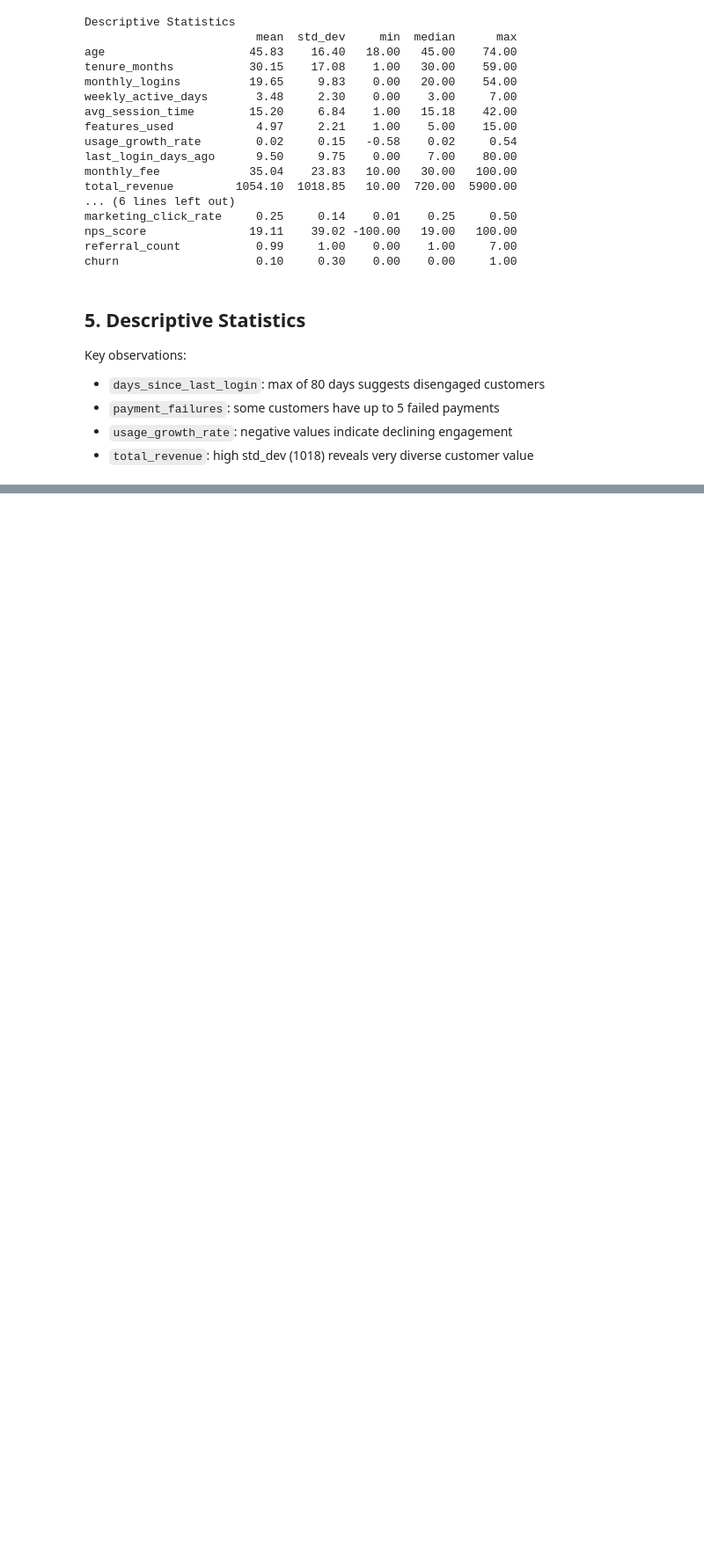
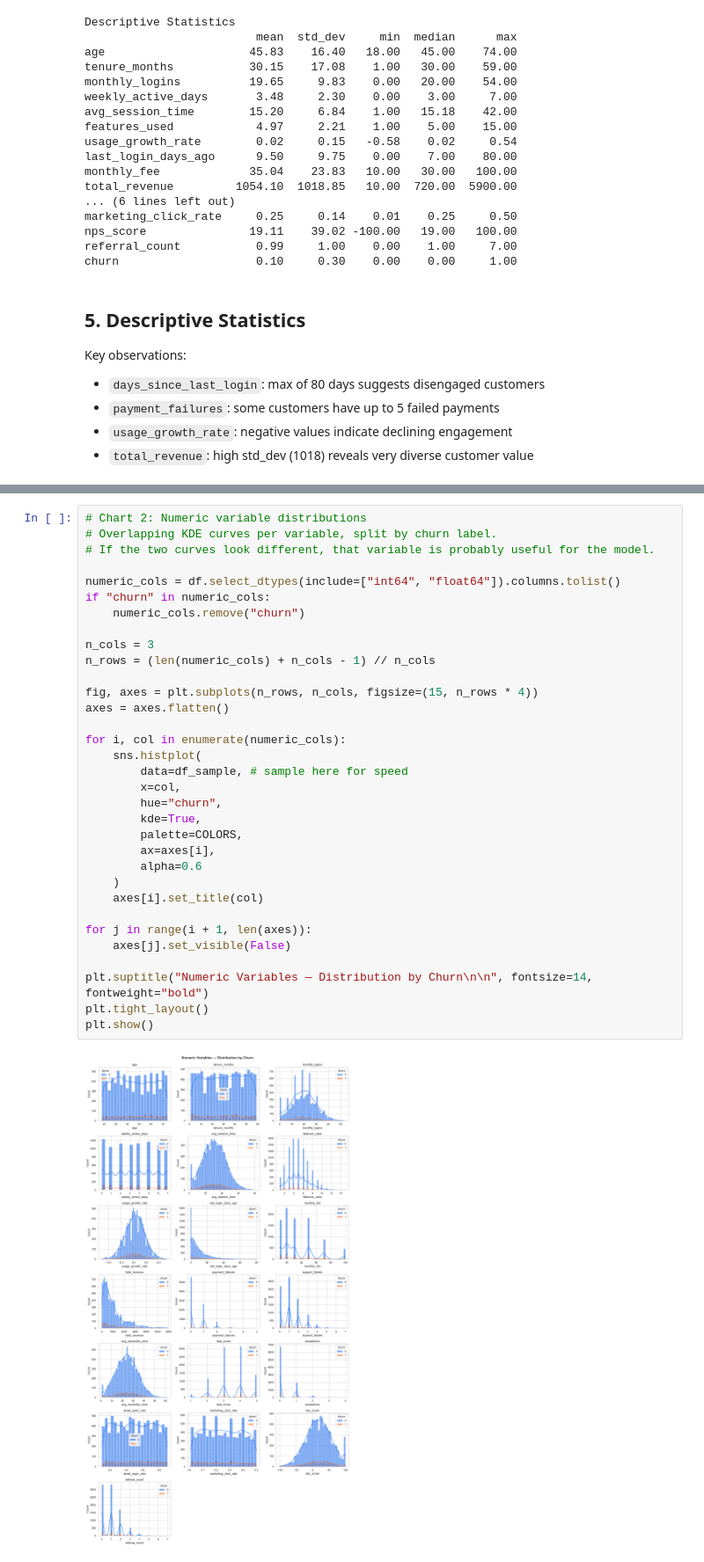
Before and after one commit to SantiLopBla/churn-prediction, a Jupyter notebook: notebooks/01_EDA.ipynb, the cells around one changed output, grey strips where cells are left out. Shown at 88% size. Cells and saved outputs as stored; diff of their text form; blank space fills up the shorter version.

```diff
--- a/notebooks/01_EDA.ipynb
+++ b/notebooks/01_EDA.ipynb
@@ -195,0 +240,35 @@ Key observations:
+# %%
+# Chart 2: Numeric variable distributions
+# Overlapping KDE curves per variable, split by churn label.
+# If the two curves look different, that variable is probably useful for the model.
+
+numeric_cols = df.select_dtypes(include=["int64", "float64"]).columns.tolist()
+if "churn" in numeric_cols:
+    numeric_cols.remove("churn")
+
+n_cols = 3
+n_rows = (len(numeric_cols) + n_cols - 1) // n_cols
+
+fig, axes = plt.subplots(n_rows, n_cols, figsize=(15, n_rows * 4))
+axes = axes.flatten()
+
+for i, col in enumerate(numeric_cols):
+    sns.histplot(
+        data=df_sample, # sample here for speed
+        x=col,
+        hue="churn",
+        kde=True,
+        palette=COLORS,
+        ax=axes[i],
+        alpha=0.6
+    )
+    axes[i].set_title(col)
+
+for j in range(i + 1, len(axes)):
+    axes[j].set_visible(False)
+
+plt.suptitle("Numeric Variables — Distribution by Churn\n\n", fontsize=14, fontweight="bold")
+plt.tight_layout()
+plt.show()
+# %% [output]
+[figure, added]
```
Also changed, not shown: parts of 6 cells of this notebook.
